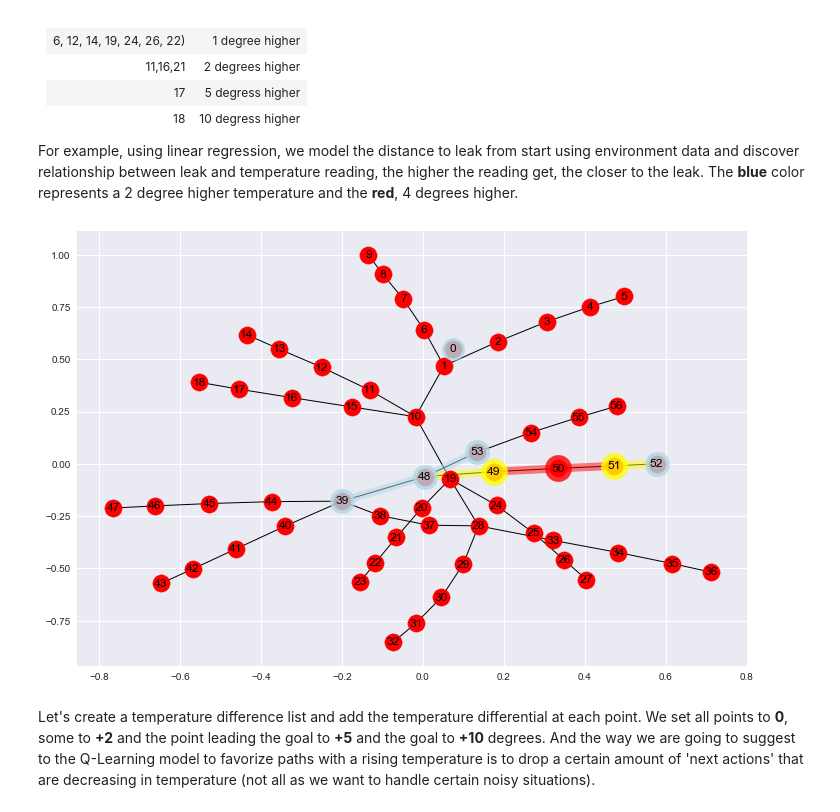
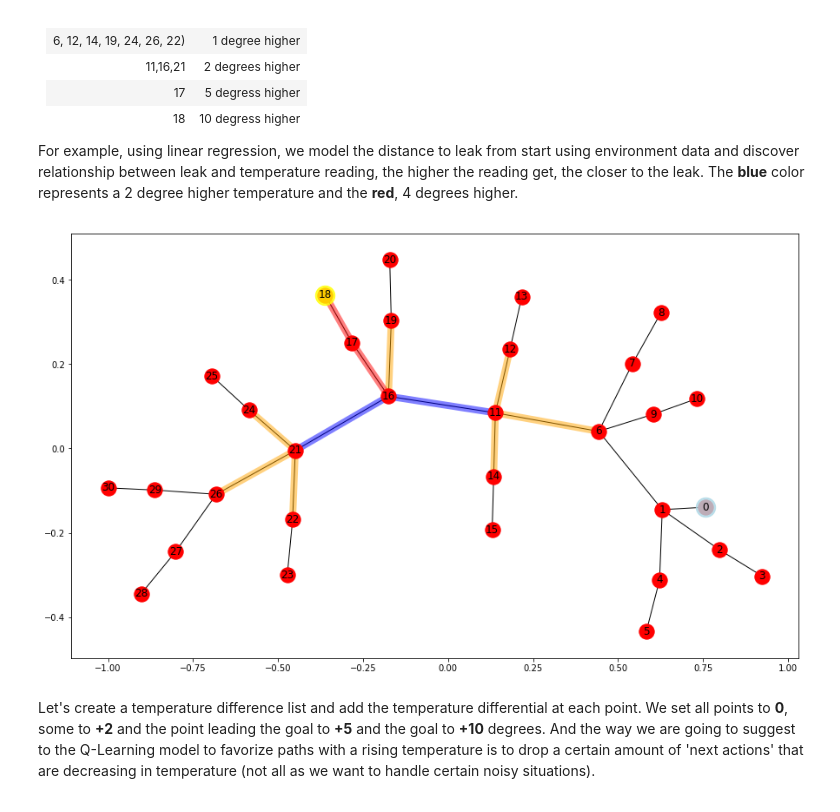
Before and after one commit to amunategui/Leak-At-Chemical-Factory-RL, a Jupyter notebook: Dangerous Leak at Chemical Factory - Emergency Response with Autonomous Assessment Bot.ipynb, the cells around one changed output. Drawn from its saved outputs; the diff is of its cells as text; code cells hidden in the pictures.

```diff
--- a/Dangerous Leak at Chemical Factory - Emergency Response with Autonomous Assessment Bot.ipynb
+++ b/Dangerous Leak at Chemical Factory - Emergency Response with Autonomous Assessment Bot.ipynb
@@ -301,63 +246,43 @@ For example, using linear regression, we model the distance to leak from start u
 # %%
 
 G=nx.Graph()
-fig, ax1 = plt.subplots(nrows=1, ncols=1, figsize=(12, 8))
+fig, ax1 = plt.subplots(nrows=1, ncols=1, figsize=(15, 9))
 
-G.add_edges_from(points_list)
+G.add_edges_from(point_list)
 pos = nx.spring_layout(G)
 nx.draw_networkx_nodes(G,pos)
 nx.draw_networkx_edges(G,pos)
 nx.draw_networkx_labels(G,pos)
 
 # highlight starting point
 nx.draw_networkx_nodes(G, pos,
                        nodelist=[0],
                        node_color='lightblue',
                        node_size=500,
                        alpha=0.8)
 
 # highlight end point
 nx.draw_networkx_nodes(G, pos,
-                       nodelist=[50],
-                       node_color='red',
-                       node_size=700,
+                       nodelist=[18],
+                       node_color='yellow',
+                       node_size=500,
                        alpha=0.8)
 
+nx.draw_networkx_edges(G, pos,
+                       edgelist=[(6,11),(11,12),(11,14),(16,19),(21,24),(21,26),(21,22)],
+                       width=8, alpha=0.5, edge_color='orange')
 
-# highlight end point
-nx.draw_networkx_nodes(G, pos,
-                       nodelist=[51,49],
-                       node_color='yellow',
-                       node_size=700,
-                       alpha=0.8)
-
-# highlight end point
-nx.draw_networkx_nodes(G, pos,
-                       nodelist=[39, 48, 53, 52],
-                       node_color='lightblue',
-                       node_size=600,
-                       alpha=0.8)
-
-
-
-# tepid
 nx.draw_networkx_edges(G, pos,
-                       edgelist=[(39,48),(48,53)],
-                       width=8, alpha=0.5, edge_color='lightblue')
-
-# warm
-nx.draw_networkx_edges(G, pos,
-                       edgelist=[(48,49),(51,52)],
-                       width=8, alpha=0.5, edge_color='yellow')
-
-# hot
-nx.draw_networkx_edges(G, pos,
-                       edgelist=[(49,50),(50,51)],
+                       edgelist=[(16,17),(17,18)],
                        width=8, alpha=0.5, edge_color='red')
 
+nx.draw_networkx_edges(G, pos,
+                       edgelist=[(11,16),(16,21)],
+                       width=8, alpha=0.5, edge_color='blue')
+
 plt.show()
 # %% [output]
-[figure, old version]
+[figure, new version]
 # %% [markdown]
 Let's create a temperature difference list and add the temperature differential at each point. We set all points to <b>0</b>, some to <b>+2</b> and the point leading the goal to <b>+5</b> and the goal to <b>+10</b> degrees. And the way we are going to suggest to the Q-Learning model to favorize paths with a rising temperature is to drop a certain amount of 'next actions' that are decreasing in temperature (not all as we want to handle certain noisy situations).
 # %%
```
Also changed, not shown: parts of 14 cells of this notebook.
